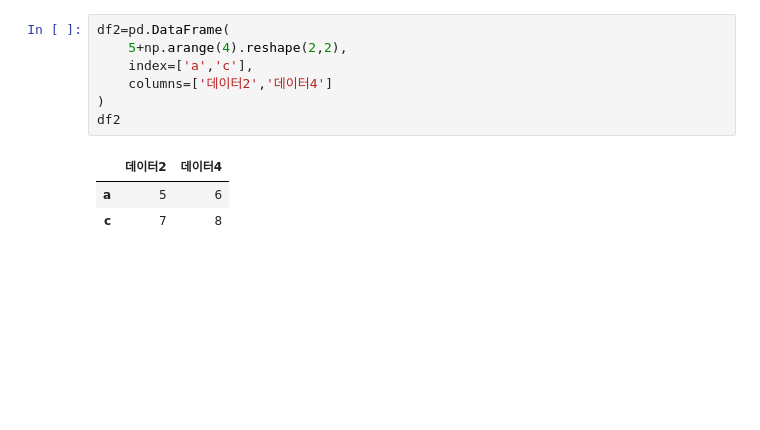
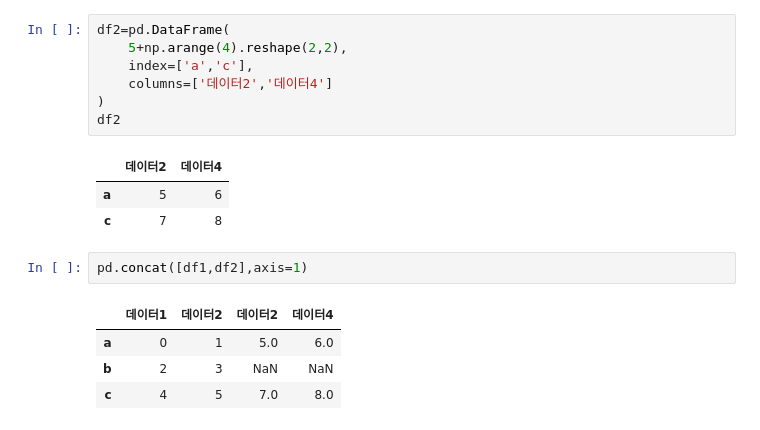
Before and after one commit to EverJoyyyL20/sesac_data_analysis_workspace, a Jupyter notebook: merge_concat_join2.ipynb, the cells around one changed output. Saved outputs shown, nothing was run; the diff lists cells and outputs as text; blank space fills up the shorter version.

```diff
--- a/merge_concat_join2.ipynb
+++ b/merge_concat_join2.ipynb
@@ -593,3 +593,10 @@ df2
 |  | 데이터2 | 데이터4 |
 | a | 5 | 6 |
 | c | 7 | 8 |
+# %%
+pd.concat([df1,df2],axis=1)
+# %% [output]
+|  | 데이터1 | 데이터2 | 데이터2 | 데이터4 |
+| a | 0 | 1 | 5.0 | 6.0 |
+| b | 2 | 3 | NaN | NaN |
+| c | 4 | 5 | 7.0 | 8.0 |
```
Also changed, not shown: parts of 10 cells of this notebook.
